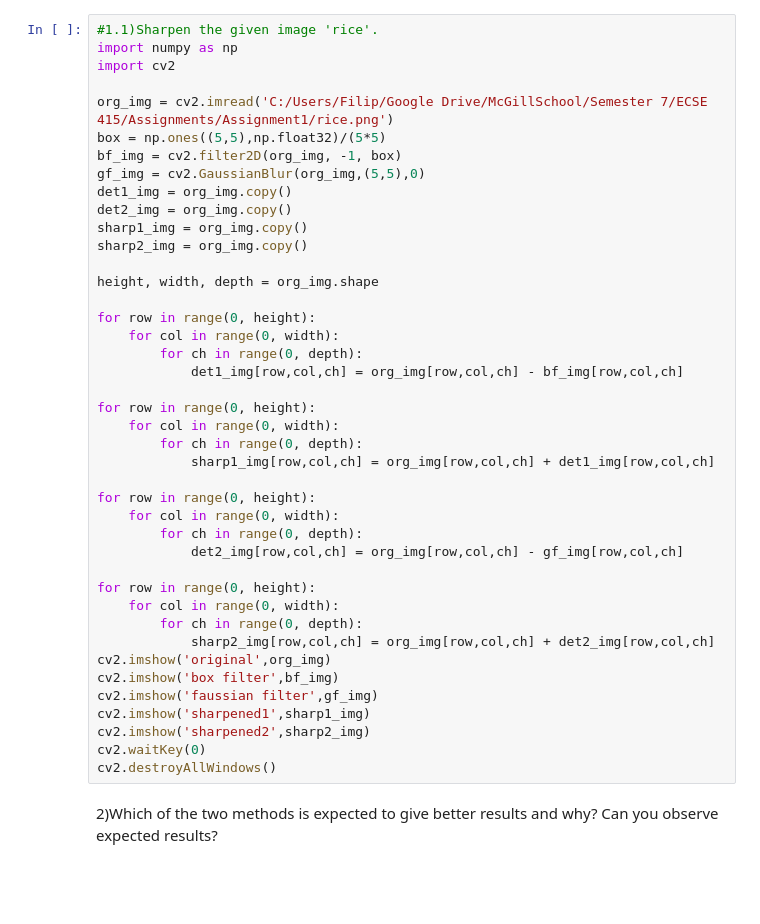
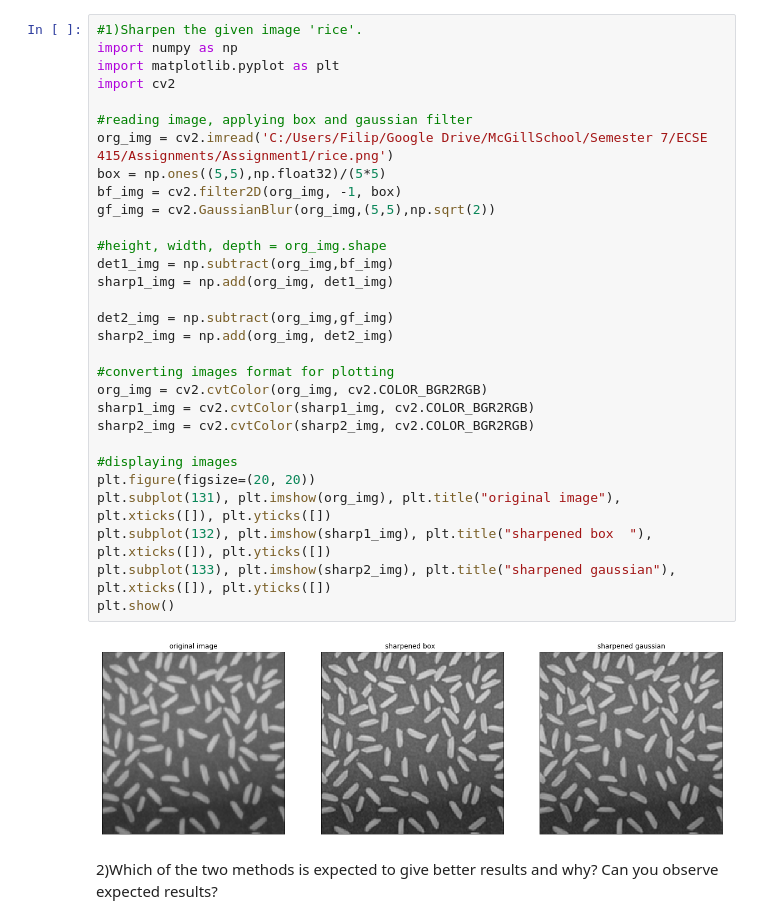
Before and after one commit to FilipBernevec/ecse-415, a Jupyter notebook: assignment1/sharpening.ipynb, the cells around one changed output. Cells and saved outputs as stored; diff of their text form; blank space fills up the shorter version.

```diff
--- a/assignment1/sharpening.ipynb
+++ b/assignment1/sharpening.ipynb
@@ -1,44 +1,34 @@
-# %%
-#1.1)Sharpen the given image 'rice'.
-import numpy as np
-import cv2
-
-org_img = cv2.imread('C:/Users/Filip/Google Drive/McGillSchool/Semester 7/ECSE 415/Assignments/Assignment1/rice.png')
-box = np.ones((5,5),np.float32)/(5*5)
-bf_img = cv2.filter2D(org_img, -1, box)
-gf_img = cv2.GaussianBlur(org_img,(5,5),0)
-det1_img = org_img.copy()
-det2_img = org_img.copy()
-sharp1_img = org_img.copy()
-sharp2_img = org_img.copy()
-
-height, width, depth = org_img.shape
-
-for row in range(0, height):
-    for col in range(0, width):
-        for ch in range(0, depth):
-            det1_img[row,col,ch] = org_img[row,col,ch] - bf_img[row,col,ch]
-
-for row in range(0, height):
-    for col in range(0, width):
-        for ch in range(0, depth):
-            sharp1_img[row,col,ch] = org_img[row,col,ch] + det1_img[row,col,ch]
-
-for row in range(0, height):
-    for col in range(0, width):
-        for ch in range(0, depth):
-            det2_img[row,col,ch] = org_img[row,col,ch] - gf_img[row,col,ch]
-
-for row in range(0, height):
-    for col in range(0, width):
-        for ch in range(0, depth):
-            sharp2_img[row,col,ch] = org_img[row,col,ch] + det2_img[row,col,ch]
-cv2.imshow('original',org_img)
-cv2.imshow('box filter',bf_img)
-cv2.imshow('faussian filter',gf_img)
-cv2.imshow('sharpened1',sharp1_img)
-cv2.imshow('sharpened2',sharp2_img)
-cv2.waitKey(0)
-cv2.destroyAllWindows()
+# %%
+#1)Sharpen the given image 'rice'.
+import numpy as np
+import matplotlib.pyplot as plt
+import cv2
+
+#reading image, applying box and gaussian filter
+org_img = cv2.imread('C:/Users/Filip/Google Drive/McGillSchool/Semester 7/ECSE 415/Assignments/Assignment1/rice.png')
+box = np.ones((5,5),np.float32)/(5*5)
+bf_img = cv2.filter2D(org_img, -1, box)
+gf_img = cv2.GaussianBlur(org_img,(5,5),np.sqrt(2))
+
+#height, width, depth = org_img.shape
+det1_img = np.subtract(org_img,bf_img)
+sharp1_img = np.add(org_img, det1_img)
+
+det2_img = np.subtract(org_img,gf_img)
+sharp2_img = np.add(org_img, det2_img)
+
+#converting images format for plotting
+org_img = cv2.cvtColor(org_img, cv2.COLOR_BGR2RGB)
+sharp1_img = cv2.cvtColor(sharp1_img, cv2.COLOR_BGR2RGB)
+sharp2_img = cv2.cvtColor(sharp2_img, cv2.COLOR_BGR2RGB)
+
+#displaying images
+plt.figure(figsize=(20, 20))
+plt.subplot(131), plt.imshow(org_img), plt.title("original image"), plt.xticks([]), plt.yticks([])
+plt.subplot(132), plt.imshow(sharp1_img), plt.title("sharpened box  "), plt.xticks([]), plt.yticks([])
+plt.subplot(133), plt.imshow(sharp2_img), plt.title("sharpened gaussian"), plt.xticks([]), plt.yticks([])
+plt.show()
+# %% [output]
+[figure, added]
 # %% [markdown]
 2)Which of the two methods is expected to give better results and why? Can you observe expected results?
```
Also changed, not shown: 4 other files.
